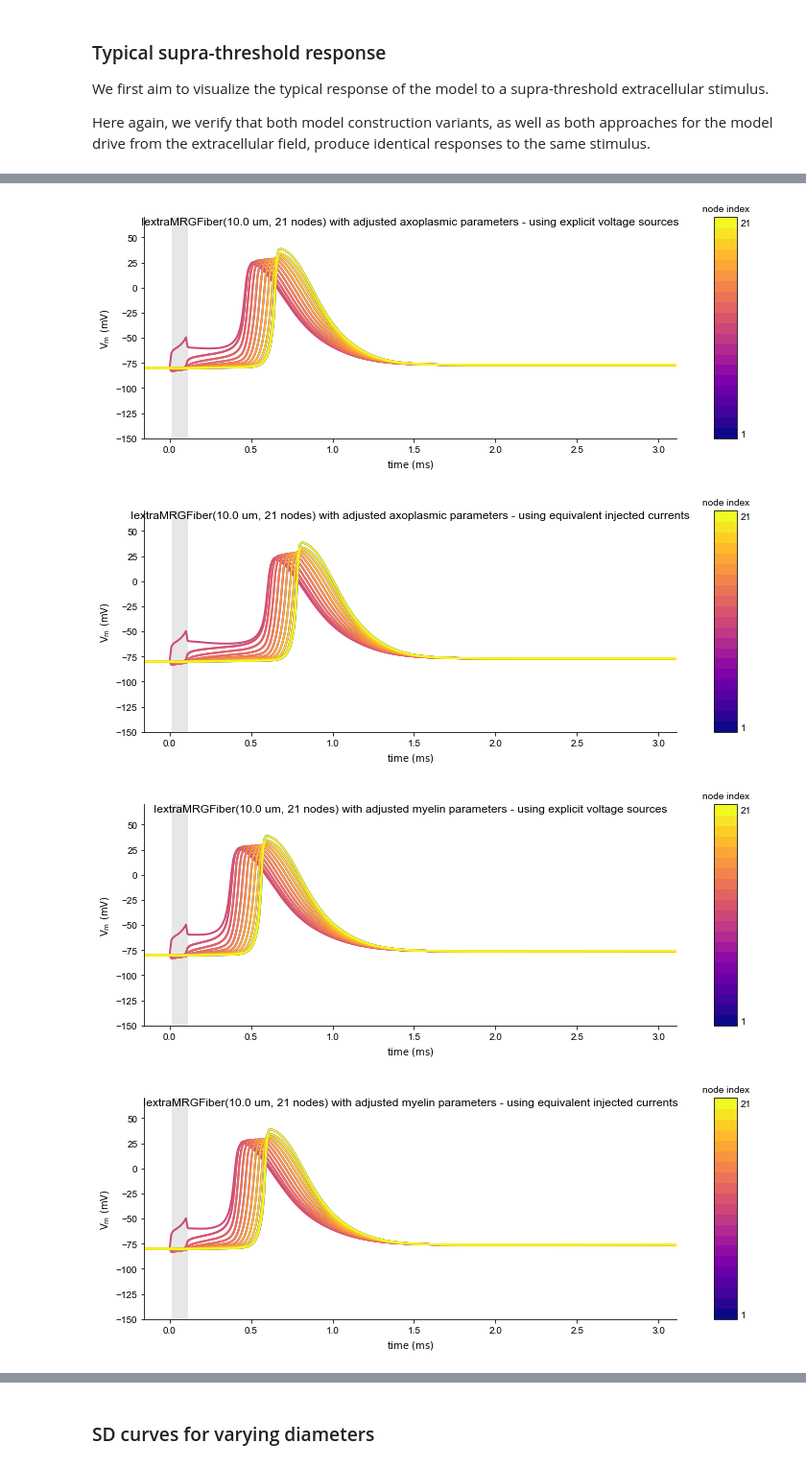
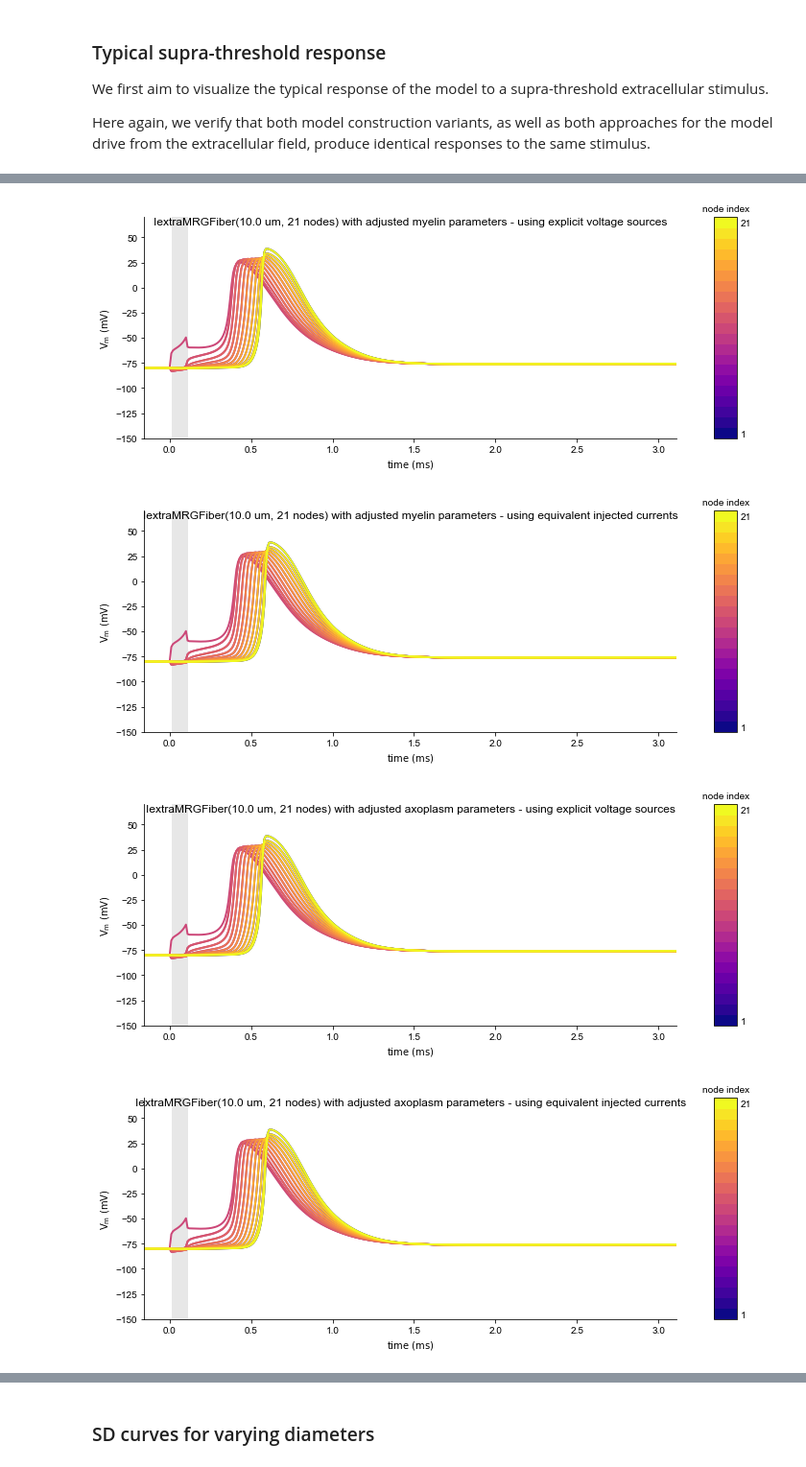
Before and after one commit to tjjlemaire/MorphoSONIC, a Jupyter notebook: notebooks/mrg.ipynb, the cells around one changed output, grey strips where cells are left out. Shown at 96% size. Cells and saved outputs as stored; diff of their text form; code cells hidden in the pictures.

```diff
--- a/notebooks/mrg.ipynb
+++ b/notebooks/mrg.ipynb
@@ -250,7 +249,7 @@ On the other hand, the piecewise linear interpolator does produce rather sharp s
 
 Let's now construct an MRG model for a 10 um diameter fiber using both parameters correction variants (see above), and compare the resulting model morphologies.
 # %%
-fiber_variants = {cl: mrgFiber(IintraMRGFiber, pneuron, fiberD, nnodes, rs, correction_level=cl) for cl in correction_levels}
+fiber_variants = {cl: mrgFiber(IintraMRGFiber, pneuron, fiberD, nnodes, rs, correction_level=cl) for cl in IintraMRGFiber.correction_choices}
 # %% [markdown]
 #### Correction of axoplasmic parameters (as in McIntyre 2002)
 # %%
@@ -411,7 +410,7 @@ $V_e(x, z) = \frac{I}{4 \pi \sqrt{\frac{(x - x_0)^2}{\rho_z^2} + \frac{(z - z_0)
 
 Let's look at the extracellular voltage profile along a 10 um fiber generated by a point-source electrode located 100 um above the central node generating a 1 uA cathodic current.
 # %%
-fiber = mrgFiber(IextraMRGFiber, pneuron, 10e-6, nnodes, rs, correction_level='axoplasmic')
+fiber = mrgFiber(IextraMRGFiber, pneuron, 10e-6, nnodes, rs, correction_level='axoplasm')
 ext_source = ExtracellularCurrent((0., 100e-6), rho=rho_ext)
 fig = plotFieldDistribution(fiber, ext_source.updatedX(-1e-6))
 # %% [output]
@@ -431,7 +430,7 @@ We first aim to visualize the typical response of the model to a supra-threshold
 
 Here again, we verify that both model construction variants, as well as both approaches for the model drive from the extracellular field, produce identical responses to the same stimulus.
 # %%
-for cl in correction_levels:
+for cl in IextraMRGFiber.correction_choices:
     fiber = mrgFiber(IextraMRGFiber, pneuron, 10e-6, nnodes, rs, correction_level=cl)
     for cond in [False, True]:
         label = f'{fiber} with adjusted {fiber.correction_level} parameters - using {"equivalent injected currents" if cond else "explicit voltage sources"}'
@@ -496,5 +493,5 @@ IextraMRGFiber(10.0 um, 21 nodes) with adjusted myelin parameters - using equiva
-[figure, old version]
+[figure, new version]
-[figure, old version]
+[figure, new version]
-[figure, old version]
+[figure, new version]
-[figure, old version]
+[figure, new version]
 # %% [markdown]
```
Also changed, not shown: parts of 12 cells of this notebook, 5 other files.
